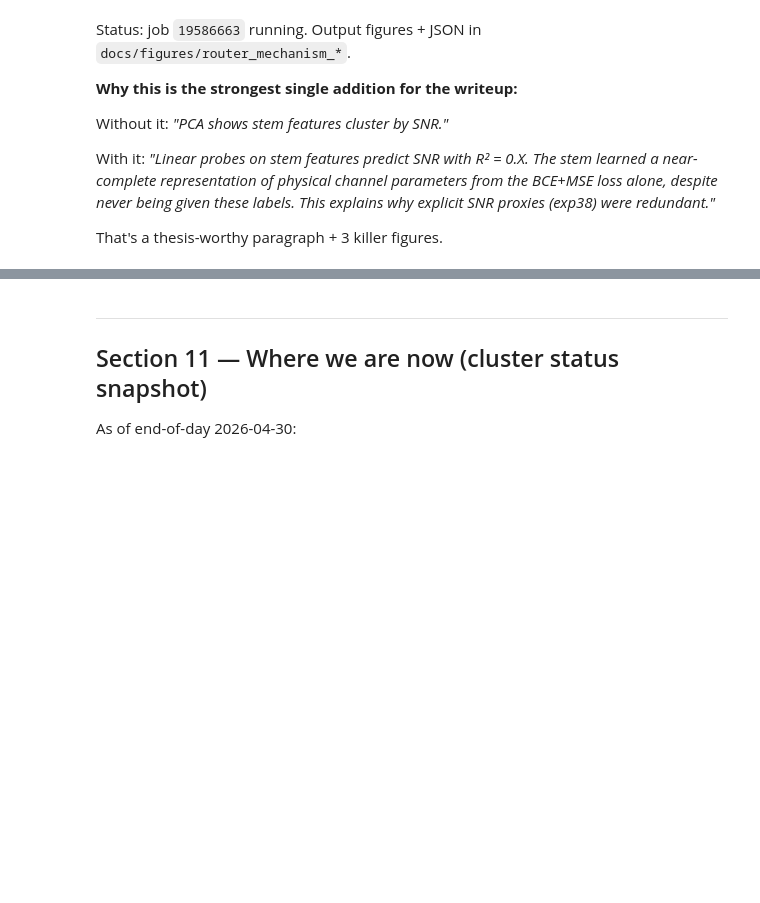
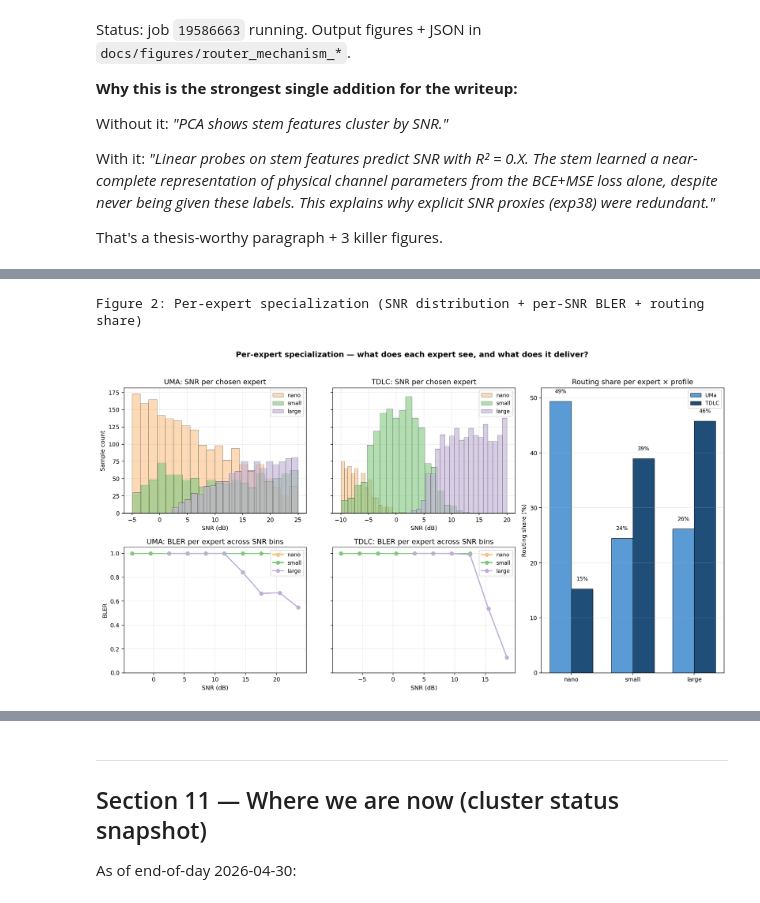
Before and after one commit to TheRamsay/moe-5g-nrx, a Jupyter notebook: docs/sprint_2026-04-30.ipynb, the cells around one changed output, grey strips where cells are left out. Saved outputs shown, nothing was run; the diff lists cells and outputs as text; code cells hidden in the pictures; blank space fills up the shorter version.

```diff
--- a/docs/sprint_2026-04-30.ipynb
+++ b/docs/sprint_2026-04-30.ipynb
@@ -541,0 +565,7 @@ That's a thesis-worthy paragraph + 3 killer figures.
+# %%
+if fig_exists('router_mechanism_expert_specialization.png'):
+    print('Figure 2: Per-expert specialization (SNR distribution + per-SNR BLER + routing share)')
+    display(Image(filename=str(FIG / 'router_mechanism_expert_specialization.png'), width=950))
+# %% [output]
+Figure 2: Per-expert specialization (SNR distribution + per-SNR BLER + routing share)
+[figure, added]
```
Also changed, not shown: parts of 5 cells of this notebook, 8 other files.
